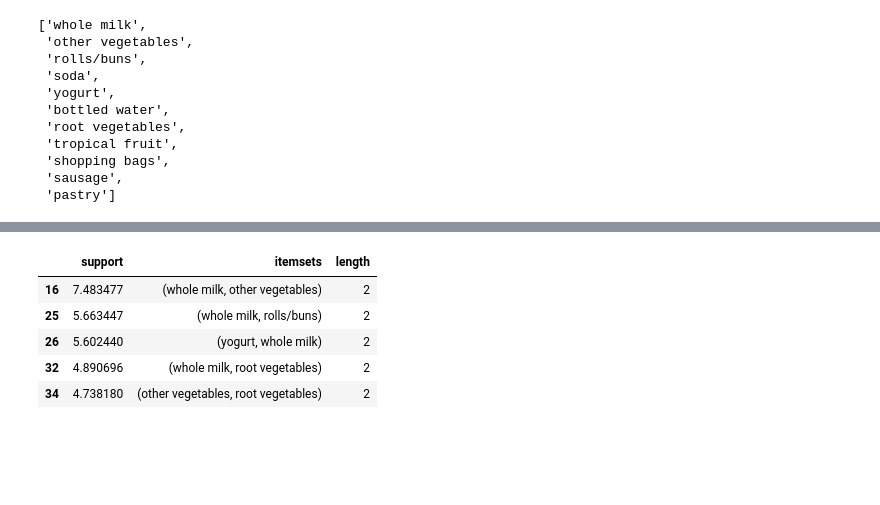
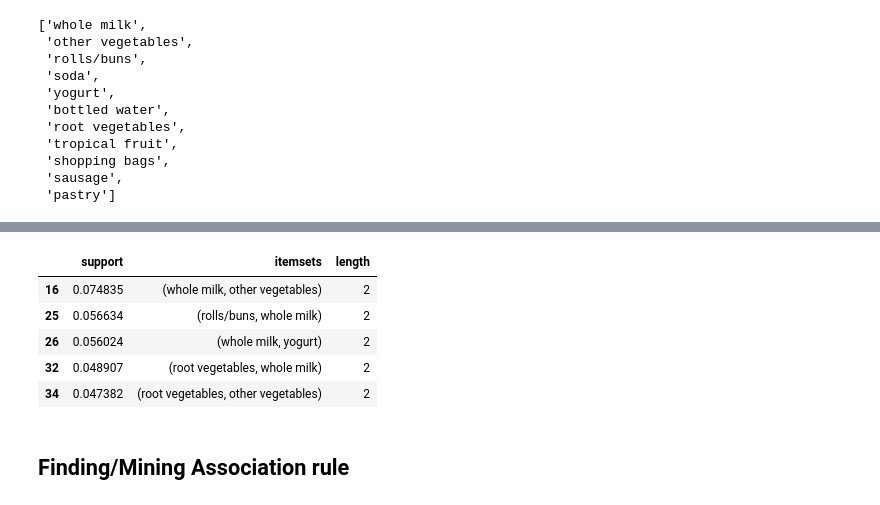
Before and after one commit to Smit131/DS-assignments-python, a Jupyter notebook: Association rule/jupytercode.ipynb, the cells around one changed output, grey strips where cells are left out. Cells and saved outputs as stored; diff of their text form; code cells hidden in the pictures; blank space fills up the shorter version.

```diff
--- a/Association rule/jupytercode.ipynb
+++ b/Association rule/jupytercode.ipynb
@@ -73,4 +75,3 @@ freq_items.shape
 #DataFrame.sort_values(by, axis=0, ascending=True, inplace=False, kind='quicksort', na_position='last', ignore_index=False, key=None)[source]
 # %%
 fia  =  freq_items.sort_values(by = "support" , ascending = False , ignore_index = True)
-fia["support"] = fia["support"].apply(lambda x: x*100)
@@ -76,0 +92,3 @@ fia["support"] = fia["support"].apply(lambda x: x*100)
+# %%
+fia1 =  fia
+fia1["support"].apply(lambda x: x*100)
@@ -127,5 +158,7 @@ fia.support[0:11]
 Name: support, dtype: float64
+# %%
+fia2 = fia1
 # %%
 # adding a new collumn which counts the lensgth of the itemsets
-fia["length"] = fia["itemsets"].apply(lambda x : len(x))
+fia2["length"] = fia1["itemsets"].apply(lambda x : len(x))
 # %%
@@ -140,10 +173,12 @@ fia.head(5)
 # %%
 # now lets see for length = 2 and highest support top 5
-fia[fia["length"] == 2].head(5)
+fia2[fia2["length"] == 2].head(5)
 # %% [output]
 |  | support | itemsets | length |
-| 16 | 7.483477 | (whole milk, other vegetables) | 2 |
-| 25 | 5.663447 | (whole milk, rolls/buns) | 2 |
-| 26 | 5.602440 | (yogurt, whole milk) | 2 |
-| 32 | 4.890696 | (whole milk, root vegetables) | 2 |
-| 34 | 4.738180 | (other vegetables, root vegetables) | 2 |
+| 16 | 0.074835 | (whole milk, other vegetables) | 2 |
+| 25 | 0.056634 | (rolls/buns, whole milk) | 2 |
+| 26 | 0.056024 | (whole milk, yogurt) | 2 |
+| 32 | 0.048907 | (root vegetables, whole milk) | 2 |
+| 34 | 0.047382 | (root vegetables, other vegetables) | 2 |
+# %% [markdown]
+## Finding/Mining Association rule
```
Also changed, not shown: parts of 30 cells of this notebook, 1 other file.
